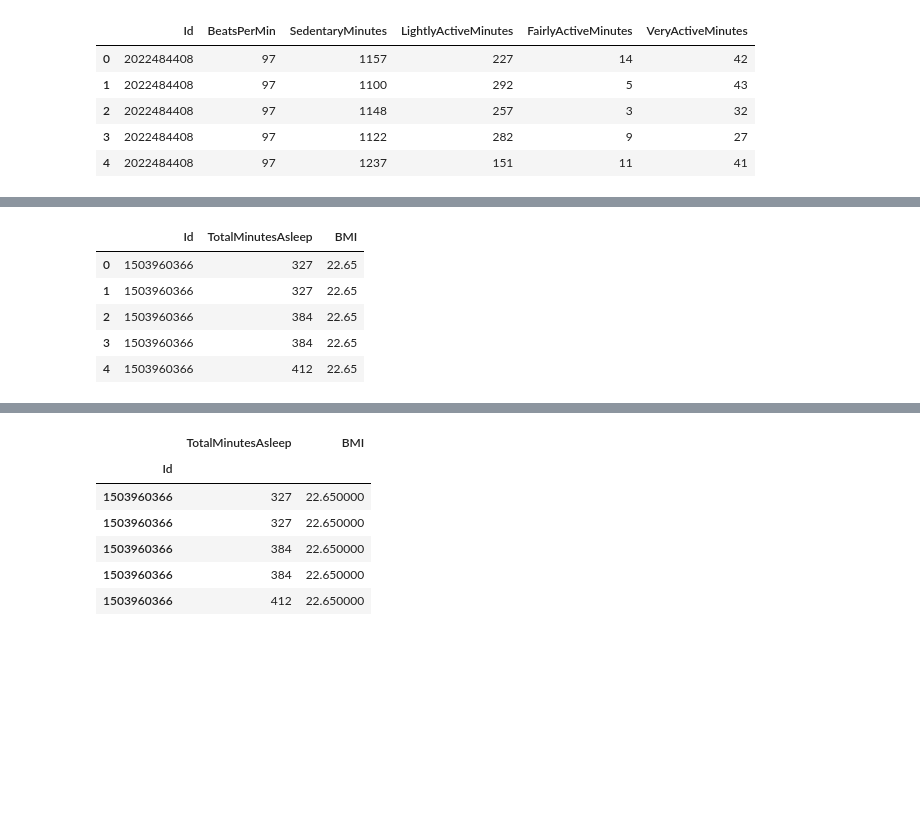
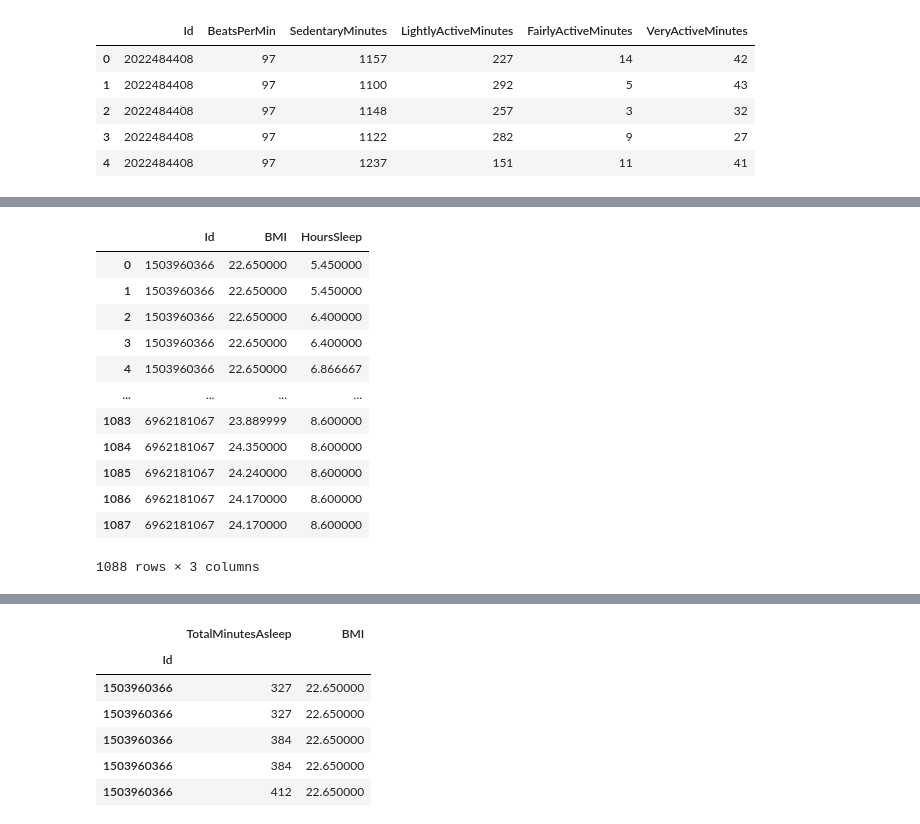
Before and after one commit to caitepley/Group1-Project1, a Jupyter notebook: main.ipynb, the cells around one changed output, grey strips where cells are left out. Saved outputs shown, nothing was run; the diff lists cells and outputs as text; code cells hidden in the pictures; blank space fills up the shorter version.

```diff
--- a/main.ipynb
+++ b/main.ipynb
@@ -53,12 +72,23 @@ avg_weight = weightLog.groupby('Id').mean()
 # %%
 #merge the total minutes asleep with the BMI data
 sleep_weight = pd.merge(sleepDay,weightLog,how='inner',on='Id')
 unique_ids = sleep_weight['Id'].unique()
+#convert minutes of sleep to hours
+sleep_weight['HoursSleep'] = sleep_weight['TotalMinutesAsleep']/60
+#drop the minutes column
+sleep_weight = sleep_weight.drop(columns=['TotalMinutesAsleep'])
 sleep_weight.head()
 # %% [output]
-|  | Id | TotalMinutesAsleep | BMI |
-| 0 | 1503960366 | 327 | 22.65 |
-| 1 | 1503960366 | 327 | 22.65 |
-| 2 | 1503960366 | 384 | 22.65 |
-| 3 | 1503960366 | 384 | 22.65 |
-| 4 | 1503960366 | 412 | 22.65 |
+|  | Id | BMI | HoursSleep |
+| 0 | 1503960366 | 22.650000 | 5.450000 |
+| 1 | 1503960366 | 22.650000 | 5.450000 |
+| 2 | 1503960366 | 22.650000 | 6.400000 |
+| 3 | 1503960366 | 22.650000 | 6.400000 |
+| 4 | 1503960366 | 22.650000 | 6.866667 |
+| ... | ... | ... | ... |
+| 1083 | 6962181067 | 23.889999 | 8.600000 |
+| 1084 | 6962181067 | 24.350000 | 8.600000 |
+| 1085 | 6962181067 | 24.240000 | 8.600000 |
+| 1086 | 6962181067 | 24.170000 | 8.600000 |
+| 1087 | 6962181067 | 24.170000 | 8.600000 |
+1088 rows × 3 columns
```
Also changed, not shown: parts of 5 cells of this notebook.
